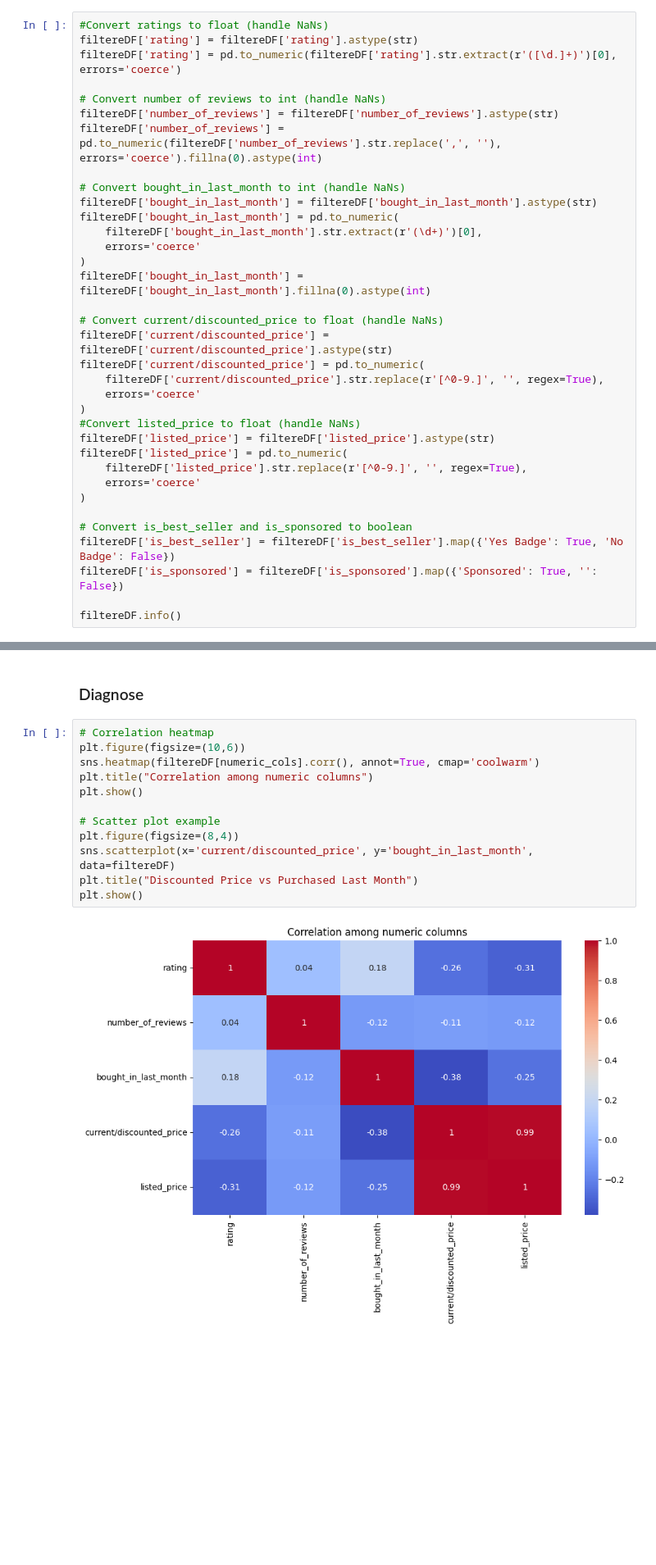
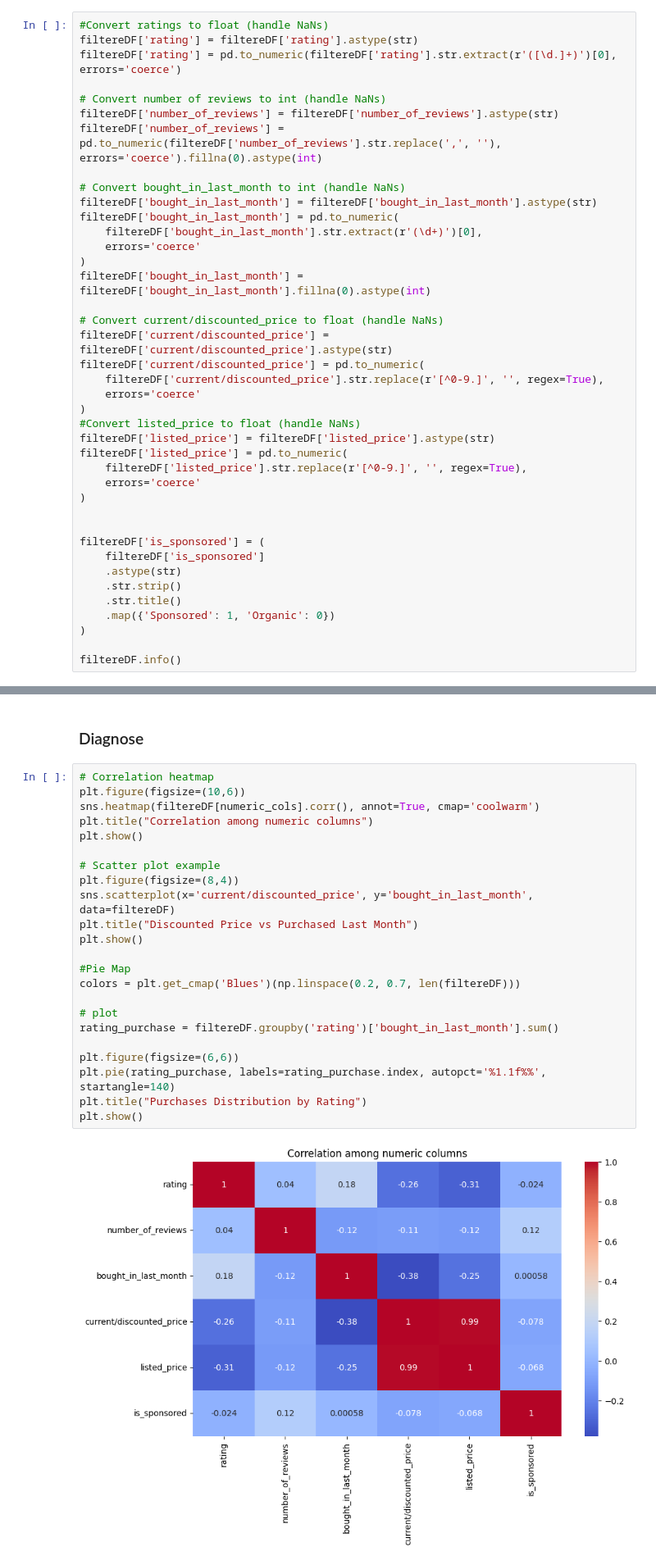
Before and after one commit to kartofelkyn/CSC0413_CS-Elective-II_Activity-1, a Jupyter notebook: main.ipynb, the cells around one changed output, grey strips where cells are left out. Shown: that part at 82% size. Drawn from its saved outputs; the diff is of its cells as text; blank space fills up the shorter version.

```diff
--- a/main.ipynb
+++ b/main.ipynb
@@ -129,9 +129,14 @@ filtereDF['listed_price'] = pd.to_numeric(
     errors='coerce'
 )
 
-# Convert is_best_seller and is_sponsored to boolean
-filtereDF['is_best_seller'] = filtereDF['is_best_seller'].map({'Yes Badge': True, 'No Badge': False})
-filtereDF['is_sponsored'] = filtereDF['is_sponsored'].map({'Sponsored': True, '': False})
+
+filtereDF['is_sponsored'] = (
+    filtereDF['is_sponsored']
+    .astype(str)
+    .str.strip()
+    .str.title()
+    .map({'Sponsored': 1, 'Organic': 0})
+)
 
 filtereDF.info()
 # %% [output]
@@ -257,15 +262,26 @@ plt.show()
 # %%
 # Correlation heatmap
 plt.figure(figsize=(10,6))
 sns.heatmap(filtereDF[numeric_cols].corr(), annot=True, cmap='coolwarm')
 plt.title("Correlation among numeric columns")
 plt.show()
 
 # Scatter plot example
 plt.figure(figsize=(8,4))
 sns.scatterplot(x='current/discounted_price', y='bought_in_last_month', data=filtereDF)
 plt.title("Discounted Price vs Purchased Last Month")
 plt.show()
+
+#Pie Map
+colors = plt.get_cmap('Blues')(np.linspace(0.2, 0.7, len(filtereDF)))
+
+# plot
+rating_purchase = filtereDF.groupby('rating')['bought_in_last_month'].sum()
+
+plt.figure(figsize=(6,6))
+plt.pie(rating_purchase, labels=rating_purchase.index, autopct='%1.1f%%', startangle=140)
+plt.title("Purchases Distribution by Rating")
+plt.show()
 # %% [output]
-[figure, old version]
+[figure, new version]
 [figure]
```
Also changed, not shown: parts of 7 cells of this notebook.
